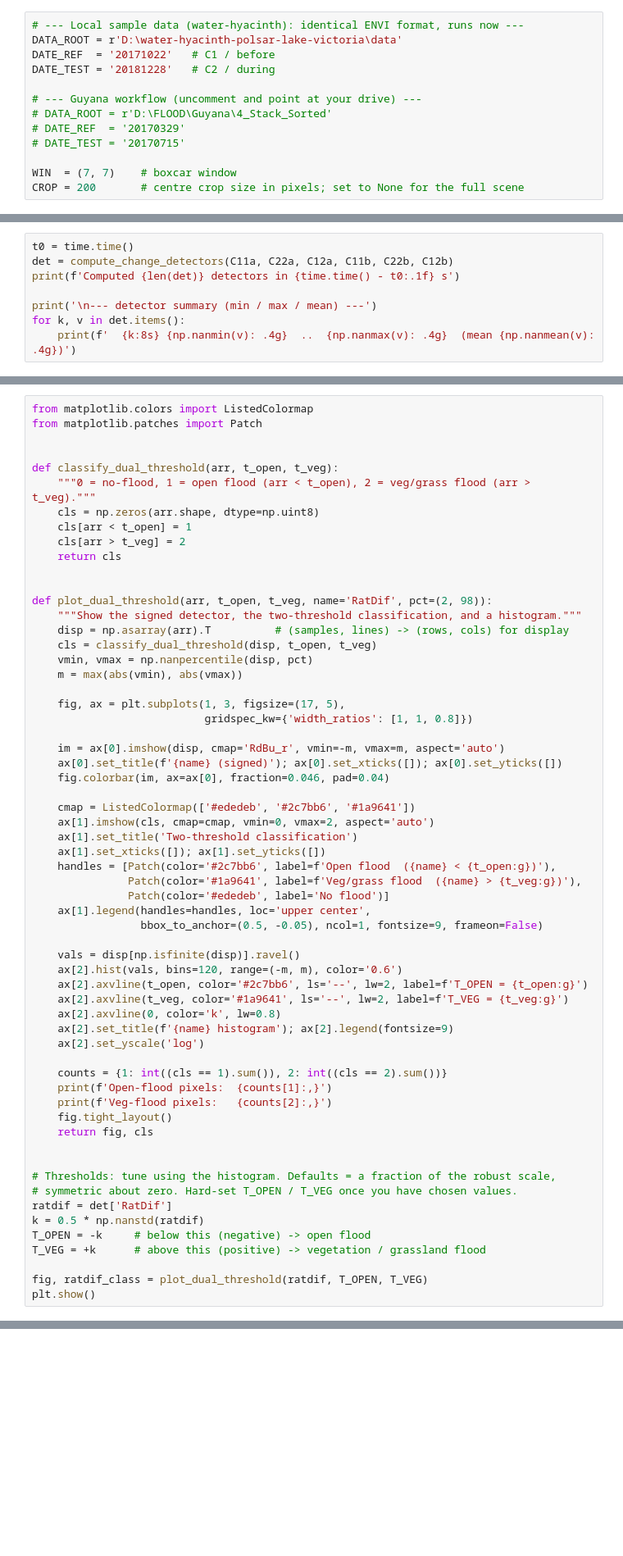
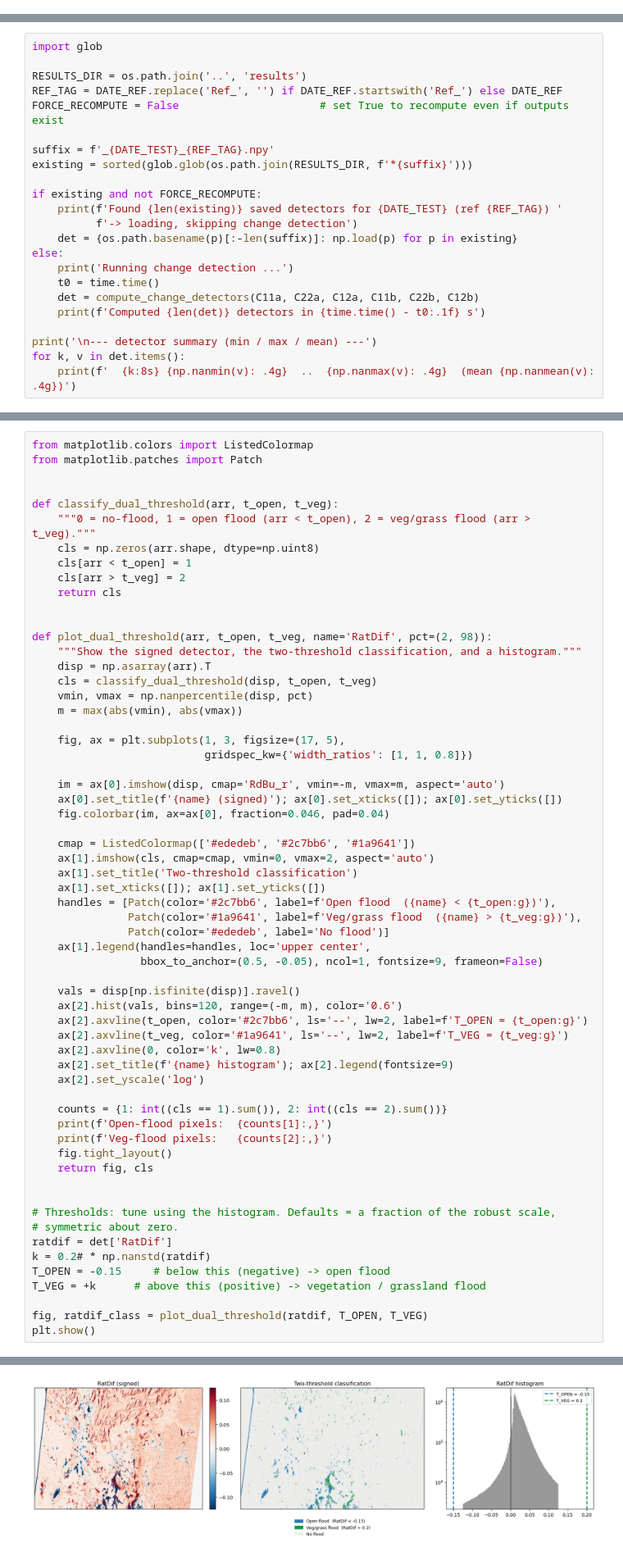
Before and after one commit to kasitif/flood-mapping-polsar, a Jupyter notebook: notebooks/01_change_detection.ipynb, the cells around one changed output, grey strips where cells are left out. Shown at 82% size. Saved outputs shown, nothing was run; the diff lists cells and outputs as text; blank space fills up the shorter version.

```diff
--- a/notebooks/01_change_detection.ipynb
+++ b/notebooks/01_change_detection.ipynb
@@ -217,16 +218,3 @@ def compute_change_detectors(C11_a, C22_a, C12_a,
 Point `DATA_ROOT` at the folder that holds one sub-folder per date. Set `CROP`
 to a small integer for a quick test (centre window), or `None` to process the
 full scene (the per-pixel loop on a full scene can take tens of minutes).
-# %%
-# --- Local sample data (water-hyacinth): identical ENVI format, runs now ---
-DATA_ROOT = r'D:\water-hyacinth-polsar-lake-victoria\data'
-DATE_REF  = '20171022'   # C1 / before
-DATE_TEST = '20181228'   # C2 / during
-
-# --- Guyana workflow (uncomment and point at your drive) ---
-# DATA_ROOT = r'D:\FLOOD\Guyana\4_Stack_Sorted'
-# DATE_REF  = '20170329'
-# DATE_TEST = '20170715'
-
-WIN  = (7, 7)    # boxcar window
-CROP = 200       # centre crop size in pixels; set to None for the full scene
@@ -257,9 +304,24 @@ print('Done.')
 # %% [markdown]
 ## 7. Run the change detection
 # %%
-t0 = time.time()
-det = compute_change_detectors(C11a, C22a, C12a, C11b, C22b, C12b)
-print(f'Computed {len(det)} detectors in {time.time() - t0:.1f} s')
+import glob
+
+RESULTS_DIR = os.path.join('..', 'results')
+REF_TAG = DATE_REF.replace('Ref_', '') if DATE_REF.startswith('Ref_') else DATE_REF
+FORCE_RECOMPUTE = False                      # set True to recompute even if outputs exist
+
+suffix = f'_{DATE_TEST}_{REF_TAG}.npy'
+existing = sorted(glob.glob(os.path.join(RESULTS_DIR, f'*{suffix}')))
+
+if existing and not FORCE_RECOMPUTE:
+    print(f'Found {len(existing)} saved detectors for {DATE_TEST} (ref {REF_TAG}) '
+          f'-> loading, skipping change detection')
+    det = {os.path.basename(p)[:-len(suffix)]: np.load(p) for p in existing}
+else:
+    print('Running change detection ...')
+    t0 = time.time()
+    det = compute_change_detectors(C11a, C22a, C12a, C11b, C22b, C12b)
+    print(f'Computed {len(det)} detectors in {time.time() - t0:.1f} s')
 
 print('\n--- detector summary (min / max / mean) ---')
 for k, v in det.items():
@@ -349,7 +435,7 @@ def classify_dual_threshold(arr, t_open, t_veg):
 
 def plot_dual_threshold(arr, t_open, t_veg, name='RatDif', pct=(2, 98)):
     """Show the signed detector, the two-threshold classification, and a histogram."""
-    disp = np.asarray(arr).T          # (samples, lines) -> (rows, cols) for display
+    disp = np.asarray(arr).T
     cls = classify_dual_threshold(disp, t_open, t_veg)
     vmin, vmax = np.nanpercentile(disp, pct)
     m = max(abs(vmin), abs(vmax))
@@ -387,11 +473,12 @@ def plot_dual_threshold(arr, t_open, t_veg, name='RatDif', pct=(2, 98)):
 
 
 # Thresholds: tune using the histogram. Defaults = a fraction of the robust scale,
-# symmetric about zero. Hard-set T_OPEN / T_VEG once you have chosen values.
+# symmetric about zero.
 ratdif = det['RatDif']
-k = 0.5 * np.nanstd(ratdif)
-T_OPEN = -k     # below this (negative) -> open flood
+k = 0.2# * np.nanstd(ratdif)
+T_OPEN = -0.15     # below this (negative) -> open flood
 T_VEG = +k      # above this (positive) -> vegetation / grassland flood
 
 fig, ratdif_class = plot_dual_threshold(ratdif, T_OPEN, T_VEG)
 plt.show()
+# %% [output]
@@ -398,3 +487,4 @@ plt.show()
+[figure, added]
 # %% [markdown]
 ## 10. Save the detector outputs
 
```
Also changed, not shown: parts of 11 cells of this notebook, 21 other files.
